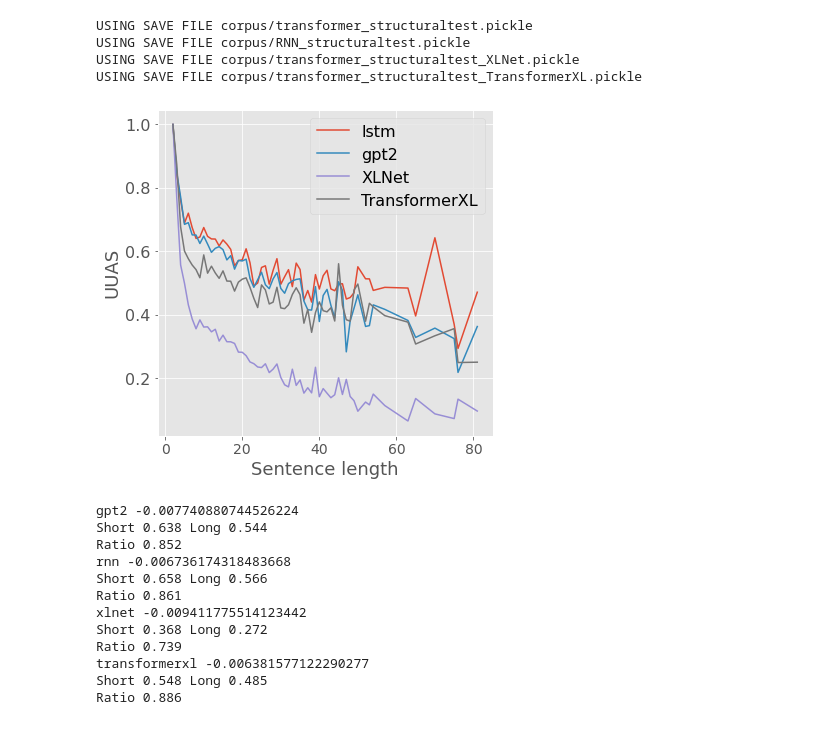
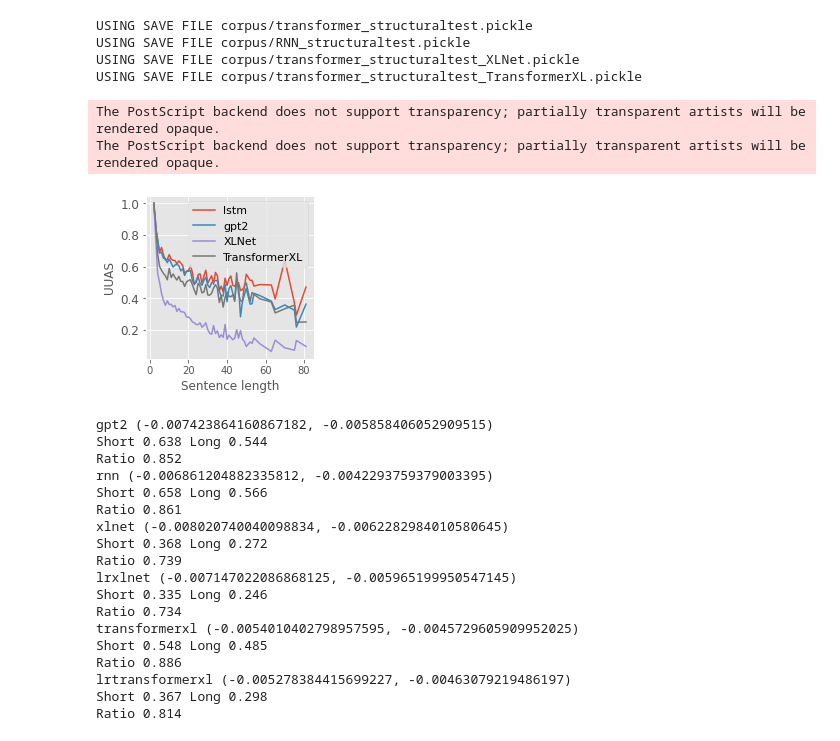
Before and after one commit to annaproxy/nlp2-probing-lms, a Jupyter notebook: Results.ipynb, the cells around one changed output. Saved outputs shown, nothing was run; the diff lists cells and outputs as text; code cells hidden in the pictures.

```diff
--- a/Results.ipynb
+++ b/Results.ipynb
@@ -10,6 +10,15 @@ from tree_utils import calc_uuas
 %autoreload 2
 with open("FINALS.pickle", "rb") as f:
     result_dict = pickle.load(f)
+
+with open("XLguysDEPLR5More.pickle", "rb") as f:
+    lowlr_dict = pickle.load(f)
+
+
+with open("XLBoysPOSLR5More.pickle", "rb") as f:
+    lowlr_dict2 = pickle.load(f)
+    lowlr_dict['pos'] = lowlr_dict2['pos']
+    lowlr_dict['controlpos'] = lowlr_dict2['controlpos']
 # %%
 from tree_utils import create_or_load_structural_data
 import torch.utils.data as data
@@ -63,7 +72,9 @@ def uuas_length_averaged_per_seed(model, test_loader):
     """Collects uuas score per sentence length in a dict and averaged over three seeds"""
     result = defaultdict(lambda:0)
     result2 = defaultdict(lambda:0)
-    for seed in [10,20,30]:
+    seeds = 0
+    for seed in model:
+        seeds +=1
         specific_results, specific_results2 = uuas_per_length(model[seed]['state_dict'], test_loader)
         for k in specific_results:
             result[k] += specific_results[k]
@@ -71,8 +82,8 @@ def uuas_length_averaged_per_seed(model, test_loader):
         for k in specific_results2:
             result2[k] += specific_results2[k]
     for k in result:
-        result[k] /=3
-        result2[k] /=3
+        result[k] /= seeds
+        result2[k] /= seeds
     return result, result2
 # %%
 import matplotlib.pyplot as plt
@@ -234,33 +283,40 @@ USING SAVE FILE corpus/transformer_structuraltest_TransformerXL.pickle
 # %%
-
+import matplotlib.pyplot as plt
 plt.style.use('ggplot')
-fig, ax1 = plt.subplots(1,1, figsize=(6,6))
+fig, ax1 = plt.subplots(1,1, figsize=(3,3))
 
 ax1.plot(*zip(*rnn.items()), label='lstm')
 ax1.plot(*zip(*gpt2.items()), label='gpt2')
 ax1.plot(*zip(*xlnet.items()), label='XLNet')
 ax1.plot(*zip(*txl.items()), label='TransformerXL')
+#ax1.plot(*zip(*lrxlnet.items()), label='XLNetLR')
+#ax1.plot(*zip(*lrtransformerxl.items()), label='TransformerXLLR')
 
 #ax2.plot(*zip(*ngpt2.items()), label='gpt2')
 #ax2.plot(*zip(*nrnn.items()), label='lstm')
 #ax2.plot(*zip(*nxlnet.items()), label='xlnet')
-ax1.tick_params(axis='y', labelsize=16)
-ax1.tick_params(axis='y', labelsize=16)
+ax1.tick_params(axis='y', labelsize=12)
+ax1.tick_params(axis='y', labelsize=12)
 
-ax1.legend(fontsize=16,)
-ax1.set_xlabel("Sentence length",fontsize=18)
-ax1.set_ylabel("UUAS", fontsize=18)
-plt.show()
+ax1.legend(fontsize=11,)
+ax1.set_xlabel("Sentence length",fontsize=12)
+ax1.set_ylabel("UUAS", fontsize=12)
+plt.savefig('lengths.eps', format='eps',  dpi=1200,  bbox_extra_artists=(z,), bbox_inches='tight')
+#plt.show()
 # %% [output]
+The PostScript backend does not support transparency; partially transparent artists will be rendered opaque.
+The PostScript backend does not support transparency; partially transparent artists will be rendered opaque.
-[figure, old version]
+[figure, new version]
 # %%
 import scipy.stats
 
 
 def get_slope(modeldict):
-    xs = np.array(list(modeldict.keys())[1:40])
-    ys = np.array(list(modeldict.values())[1:40])
-    return scipy.stats.linregress(xs, ys).slope
+    xs1 = np.array(list(modeldict.keys()))
+    ys1 = np.array(list(modeldict.values()))
+    xs = np.array(list(modeldict.keys())[6:30])
+    ys = np.array(list(modeldict.values())[6:30])
+    return scipy.stats.linregress(xs, ys).slope, scipy.stats.linregress(xs1, ys1).slope
 
 def decrease(modeldict):
     avg_acc1 = 0
@@ -292,22 +348,33 @@ decrease(rnn)
 print('xlnet', get_slope(xlnet))
 decrease(xlnet)
 
+print('lrxlnet', get_slope(lrxlnet))
+decrease(lrxlnet)
 
 print('transformerxl', get_slope(txl))
 decrease(txl)
+
+print('lrtransformerxl', get_slope(lrtransformerxl))
+decrease(lrtransformerxl)
 # %% [output]
-gpt2 -0.007740880744526224
+gpt2 (-0.007423864160867182, -0.005858406052909515)
 Short 0.638 Long 0.544
 Ratio 0.852
-rnn -0.006736174318483668
+rnn (-0.006861204882335812, -0.0042293759379003395)
 Short 0.658 Long 0.566
 Ratio 0.861
-xlnet -0.009411775514123442
+xlnet (-0.008020740040098834, -0.0062282984010580645)
 Short 0.368 Long 0.272
 Ratio 0.739
-transformerxl -0.006381577122290277
+lrxlnet (-0.007147022086868125, -0.005965199950547145)
+Short 0.335 Long 0.246
+Ratio 0.734
+transformerxl (-0.0054010402798957595, -0.0045729605909952025)
 Short 0.548 Long 0.485
 Ratio 0.886
+lrtransformerxl (-0.005278384415699227, -0.00463079219486197)
+Short 0.367 Long 0.298
+Ratio 0.814
 # %%
 def find_best_dev_given_task_and_model(task, model):
     dim = [0,256] if 'pos' in task else [16,64,128]
```
Also changed, not shown: parts of 9 cells of this notebook, 2 other files.
